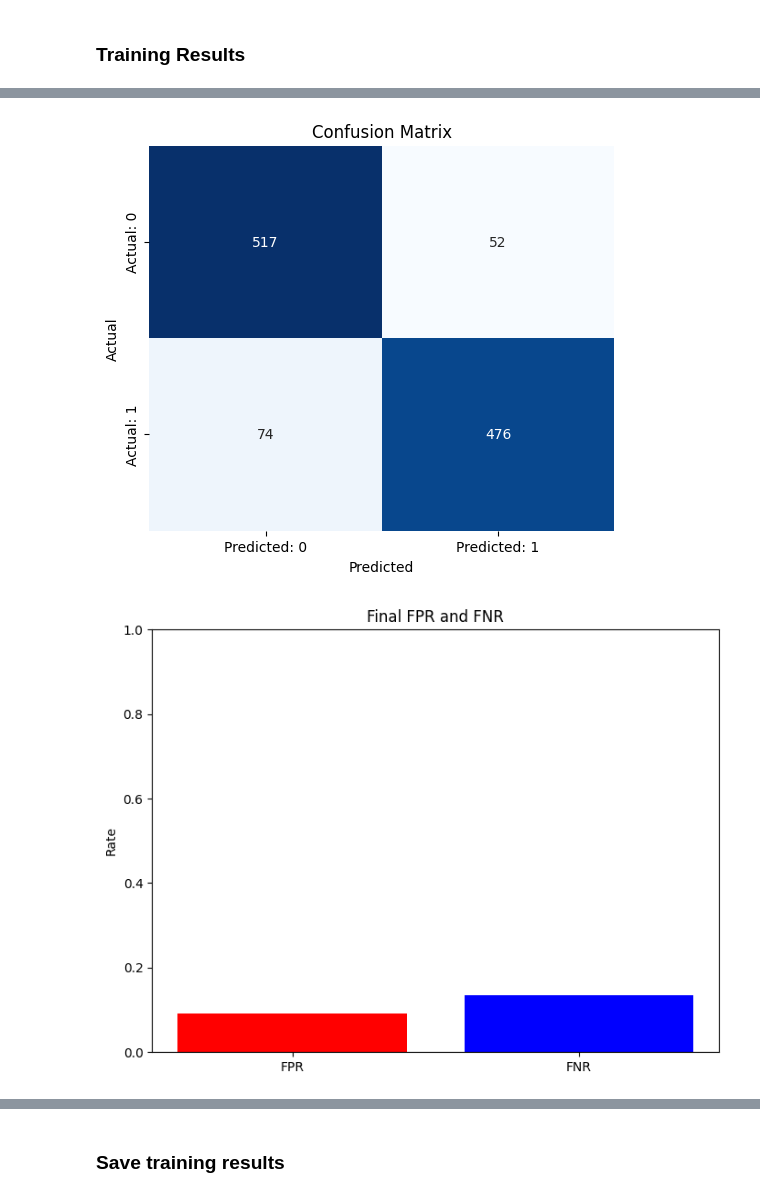
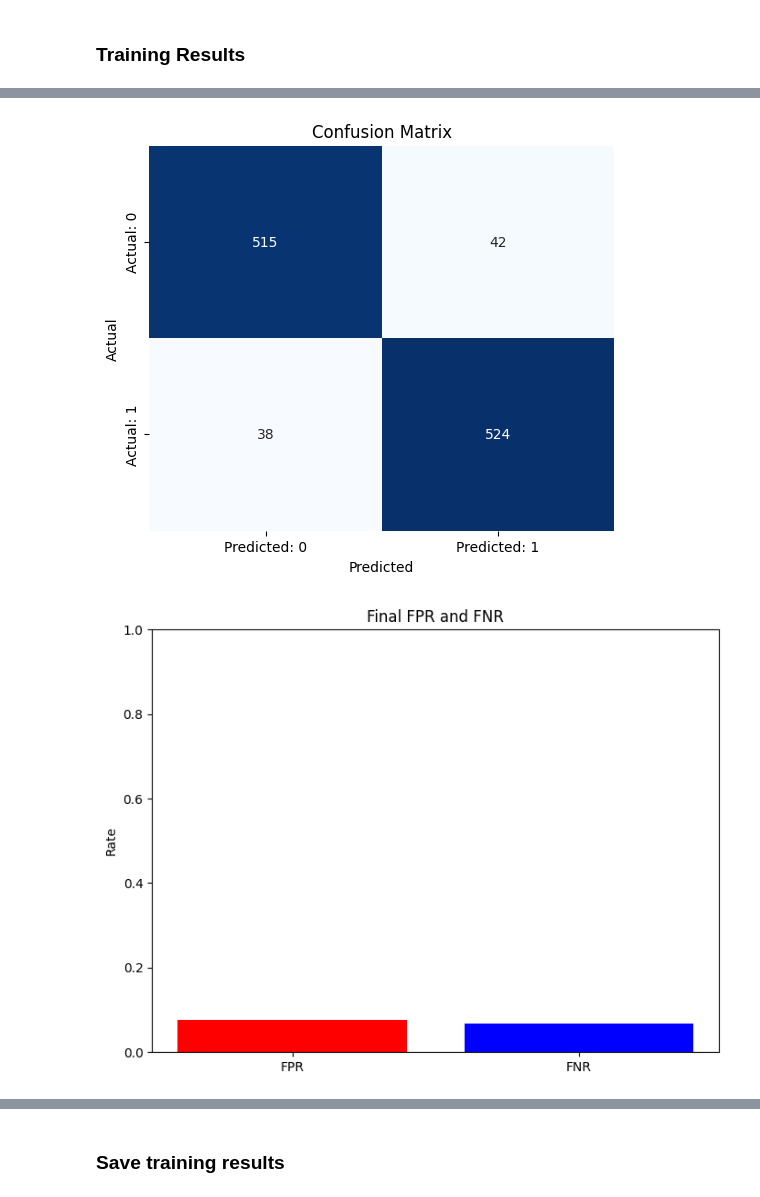
Before and after one commit to AzureSight/thesis_backend, a Jupyter notebook: MODELS/Training.ipynb, the cells around one changed output, grey strips where cells are left out. Cells and saved outputs as stored; diff of their text form; code cells hidden in the pictures.

```diff
--- a/MODELS/Training.ipynb
+++ b/MODELS/Training.ipynb
@@ -823,17 +1412,17 @@ def model_eval():
     y_true, y_pred, y_prob = [], [], []
 
     with torch.no_grad():
-        for (resnet_batch, inception_batch) in zip(test_loader_resnet, test_loader_inception):
-            x_resnet, y = resnet_batch
-            x_inception, _ = inception_batch
-            x_resnet, x_inception, y = x_resnet.to(device), x_inception.to(device), y.to(device).float()
-            outputs = model(x_resnet, x_inception).squeeze()
-            preds = (outputs > 0.5).cpu().int().numpy()
+        for batch in val_loader:
+                x_resnet, x_inception, labels = batch
+                x_resnet, x_inception, labels = x_resnet.to(device), x_inception.to(device), labels.to(device).float()
 
-            # Store ground-truth labels and predictions
-            y_true.extend(y.cpu().int().numpy())
-            y_pred.extend(preds)
-            y_prob.extend(outputs.cpu().numpy())  # Probabilities for AUC
+                outputs = model(x_resnet, x_inception).squeeze()
+                preds = (outputs > 0.5).cpu().int().numpy()
+
+                # Store ground-truth labels and predictions
+                y_true.extend(labels.cpu().int().numpy())
+                y_pred.extend(preds)
+                y_prob.extend(outputs.cpu().numpy())  # Probabilities for AUC
 
 
 
@@ -901,12 +1494,22 @@ plot_from_history(Fsecondhistory)
 # %%
+# Fsecondmetrics_flat = {
+#     "class_names": Fsecondmetrics["class_names"],
+#     "fpr": Fsecondmetrics["fpr"],
+#     "fnr": Fsecondmetrics["fnr"],
+#     "auc_roc": Fsecondmetrics["auc_roc"],
+#     "roc_curve_fpr": [', '.join(map(str, fpr_vals)) for fpr_vals in Fsecondmetrics["roc_curve_fpr"]],
+#     "roc_curve_tpr": [', '.join(map(str, tpr_vals)) for tpr_vals in Fsecondmetrics["roc_curve_tpr"]],
+#     "confusion_matrix": [', '.join(map(str, cm)) for cm in Fsecondmetrics["confusion_matrix"]]
+# }
+
 Fsecondmetrics_flat = {
-    "class_names": Fsecondmetrics["class_names"],
-    "fpr": Fsecondmetrics["fpr"],
-    "fnr": Fsecondmetrics["fnr"],
-    "auc_roc": Fsecondmetrics["auc_roc"],
-    "roc_curve_fpr": [', '.join(map(str, fpr_vals)) for fpr_vals in Fsecondmetrics["roc_curve_fpr"]],
-    "roc_curve_tpr": [', '.join(map(str, tpr_vals)) for tpr_vals in Fsecondmetrics["roc_curve_tpr"]],
-    "confusion_matrix": [', '.join(map(str, cm)) for cm in Fsecondmetrics["confusion_matrix"]]
+    "class_names": test_metrics["class_names"],
+    "fpr": test_metrics["fpr"],
+    "fnr": test_metrics["fnr"],
+    "auc_roc": test_metrics["auc_roc"],
+    "roc_curve_fpr": [', '.join(map(str, fpr_vals)) for fpr_vals in test_metrics["roc_curve_fpr"]],
+    "roc_curve_tpr": [', '.join(map(str, tpr_vals)) for tpr_vals in test_metrics["roc_curve_tpr"]],
+    "confusion_matrix": [', '.join(map(str, cm)) for cm in test_metrics["confusion_matrix"]]
 }
 
 plot_roc_curve(Fsecondmetrics_flat)
@@ -916,2 +1519,2 @@ plot_metrics(Fsecondmetrics_flat)
 [figure]
-[figure, old version]
+[figure, new version]
```
Also changed, not shown: parts of 28 cells of this notebook, 3 other files.
